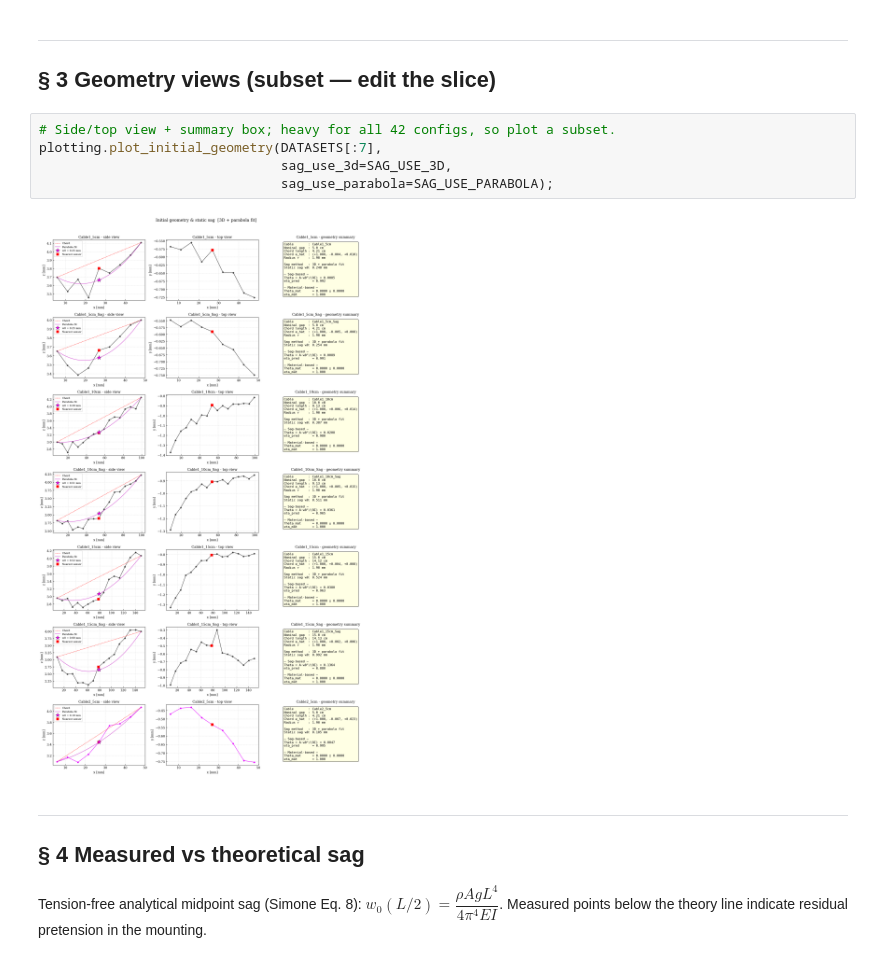
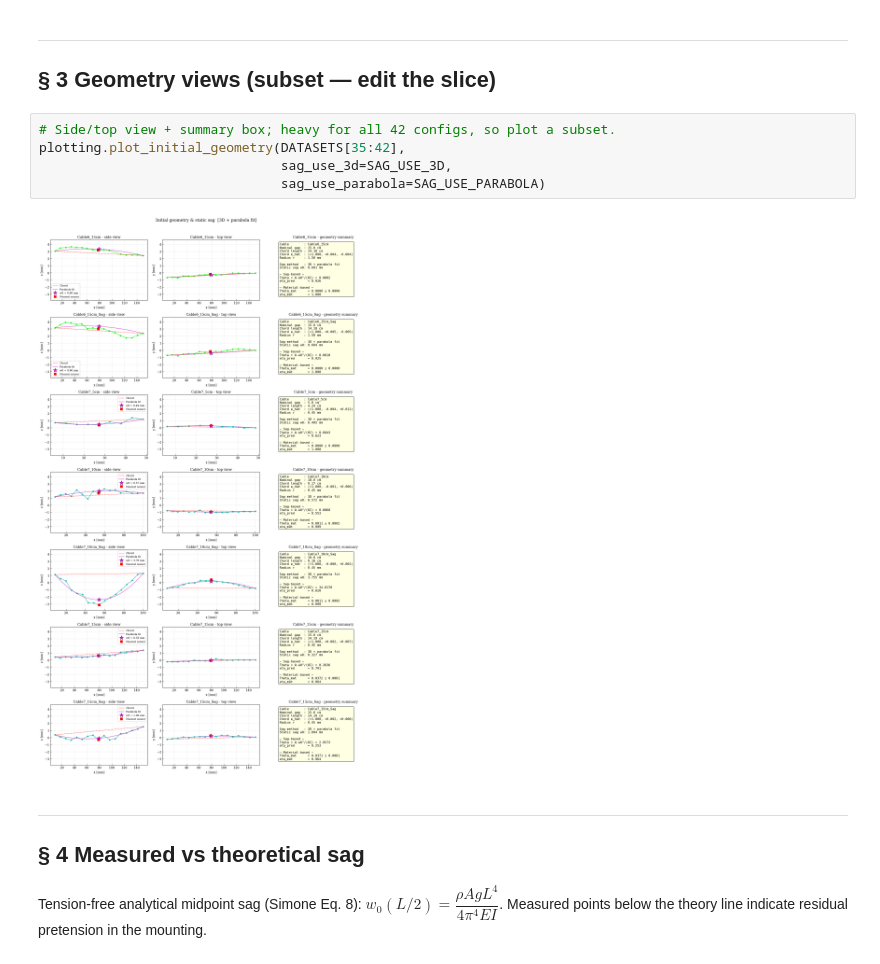
Before and after one commit to olav-cor/ldv-cable-coupling, a Jupyter notebook: Analysis_v2/01_Geometry_Sag.ipynb, the cells around one changed output. Drawn from its saved outputs; the diff is of its cells as text.

```diff
--- a/Analysis_v2/01_Geometry_Sag.ipynb
+++ b/Analysis_v2/01_Geometry_Sag.ipynb
@@ -114,11 +114,11 @@ df_geo.style.format({'L_chord_mm': '{:.1f}', 'sag_mm': '{:.3f}',
 ## § 3  Geometry views (subset — edit the slice)
 # %%
 # Side/top view + summary box; heavy for all 42 configs, so plot a subset.
-plotting.plot_initial_geometry(DATASETS[:7],
+plotting.plot_initial_geometry(DATASETS[35:42],
                                sag_use_3d=SAG_USE_3D,
-                               sag_use_parabola=SAG_USE_PARABOLA);
+                               sag_use_parabola=SAG_USE_PARABOLA)
 # %% [output]
-[figure, old version]
+[figure, new version]
 # %% [markdown]
 ---
 ## § 4  Measured vs theoretical sag
```
Also changed, not shown: parts of 3 cells of this notebook, 1 other file.
